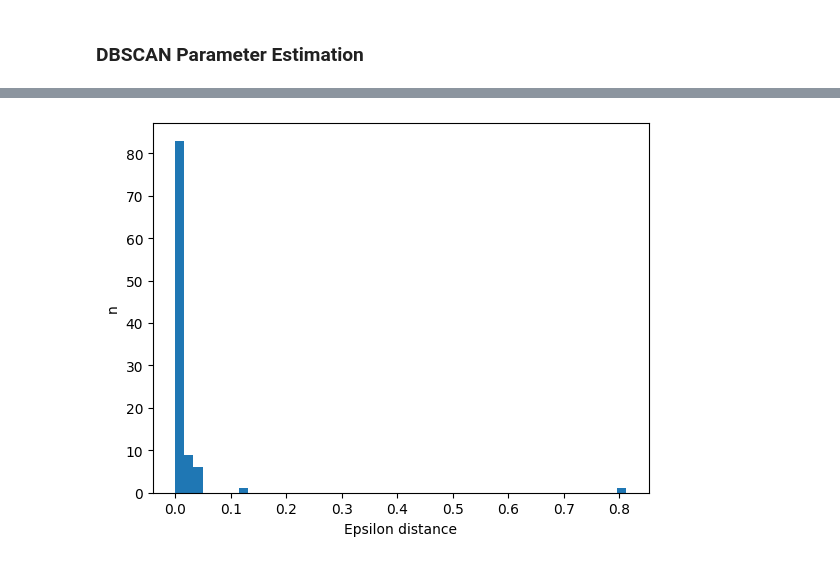
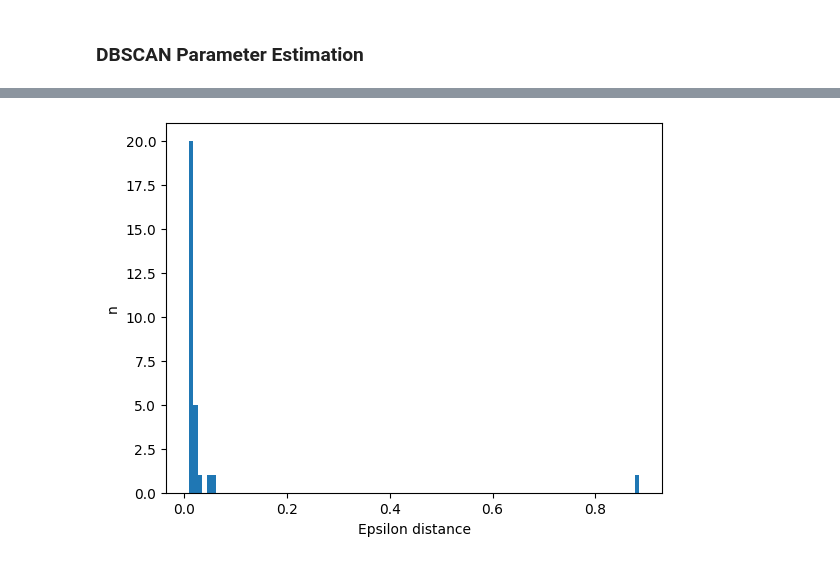
Before and after one commit to mehdimerbah/TDA-PPIN, a Jupyter notebook: tda_analysis/TDA_PPI_Classification_Dummy.ipynb, the cells around one changed output, grey strips where cells are left out. Cells and saved outputs as stored; diff of their text form; code cells hidden in the pictures.

```diff
--- a/tda_analysis/TDA_PPI_Classification_Dummy.ipynb
+++ b/tda_analysis/TDA_PPI_Classification_Dummy.ipynb
@@ -18,14 +18,12 @@ import math
 # %% [markdown]
 ## Construct Dataset and Set Filtration
 # %%
-
-
 # Create a dummy protein-protein interaction dataset
 
 data = {
     'Protein1': ['A', 'A', 'B', 'B', 'C', 'D', 'D', 'E', 'F', 'G', 'H', 'I', 'J', 'K', 'L', 'M', 'N', 'O', 'P', 'Q'],
     'Protein2': ['B', 'C', 'C', 'D', 'E', 'F', 'G', 'H', 'I', 'J', 'K', 'L', 'M', 'N', 'O', 'P', 'Q', 'A', 'B', 'C'],
-    'Weight': [0.8, 0.6, 0.7, 0.9, 0.5, 0.6, 0.7, 0.8, 0.9, 0.8, 0.6, 0.5, 0.7, 0.6, 0.9, 0.8, 0.5, 0.6, 0.7, 0.8]
+    'Weight': [0.8, 0.9, 0.8, 0.5, 0.5, 0.6, 0.7, 0.8, 0.9, 0.8, 0.6, 0.5, 0.7, 0.6, 0.9, 0.8, 0.5, 0.6, 0.7, 0.8]
 }
 
 ppi_df = pd.DataFrame(data)
@@ -226,7 +219,7 @@ proteins = [f"Protein_{i}" for i in range(1, 101)]
 protein_network.add_nodes_from(proteins)
 
 # Adding some randomization by assigning a probability parameter for edge creation
-edge_probability = 0.15
+edge_probability = 0.20
 
 # Assigning random weights to edges with given probability
 for i, protein1 in enumerate(proteins):
@@ -469,8 +476,8 @@ def calculate_kn_distance(X,k):
 # %%
 ## Plot eps_distances
 eps_dist = calculate_kn_distance(x,3)
-plt.hist(eps_dist,bins=50)
+plt.hist(eps_dist,bins=100)
 plt.ylabel('n');
 plt.xlabel('Epsilon distance');
 # %% [output]
-[figure, old version]
+[figure, new version]
```
Also changed, not shown: parts of 35 cells of this notebook, 2 other files.
